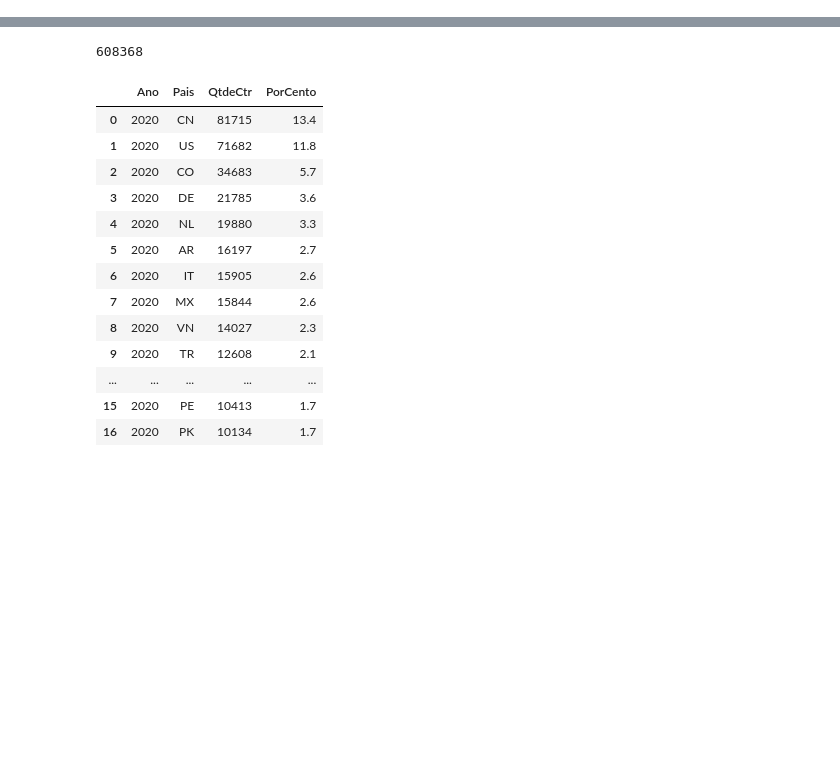
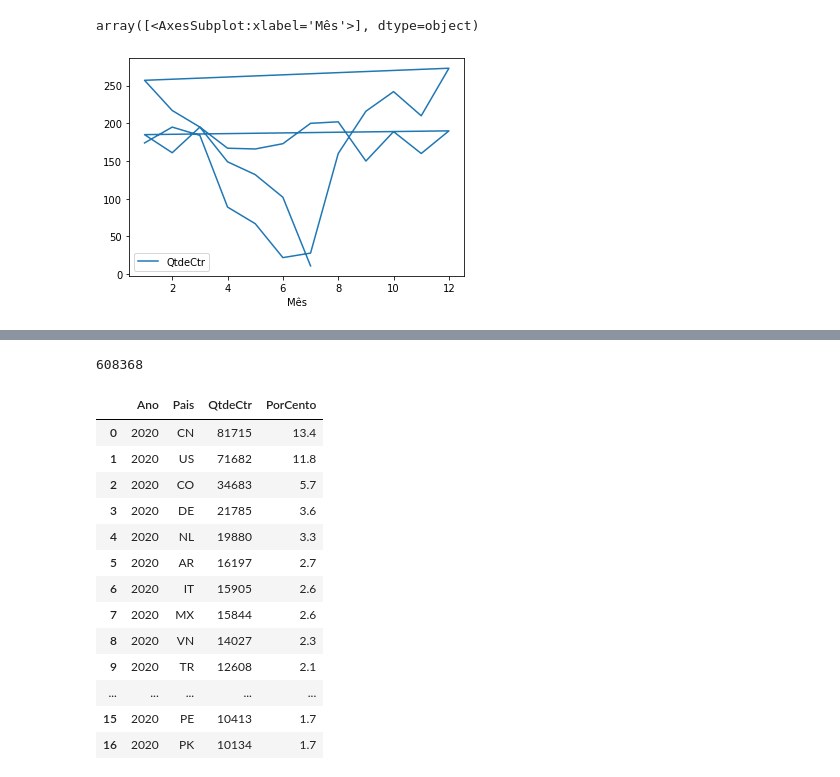
Before and after one commit to IvanBrasilico/virasana, a Jupyter notebook: virasana/notebooks/Estatisticas/Bagagens.ipynb, the cells around one changed output, grey strips where cells are left out. Saved outputs shown, nothing was run; the diff lists cells and outputs as text; code cells hidden in the pictures; blank space fills up the shorter version.

```diff
--- a/virasana/notebooks/Estatisticas/Bagagens.ipynb
+++ b/virasana/notebooks/Estatisticas/Bagagens.ipynb
@@ -33,3 +36,3 @@ order by QtdeCtr DESC
 '''
 # %%
-df_2020_pais = pd.read_sql(SQL_PAISEXPORTACAO % 2020, engine)
+df_bagagens = pd.read_sql(SQL_BAGAGENS_SANTOS, engine)
@@ -35,0 +42,5 @@ df_2020_pais = pd.read_sql(SQL_PAISEXPORTACAO % 2020, engine)
+# %%
+df_bagagens[df_bagagens.tipoTrafego == '5'].plot(y='QtdeCtr', x='Mês', subplots=True, sharex='Ano')
+# %% [output]
+array([<AxesSubplot:xlabel='Mês'>], dtype=object)
+[figure, added]
```
Also changed, not shown: parts of 7 cells of this notebook, 7 other files.
